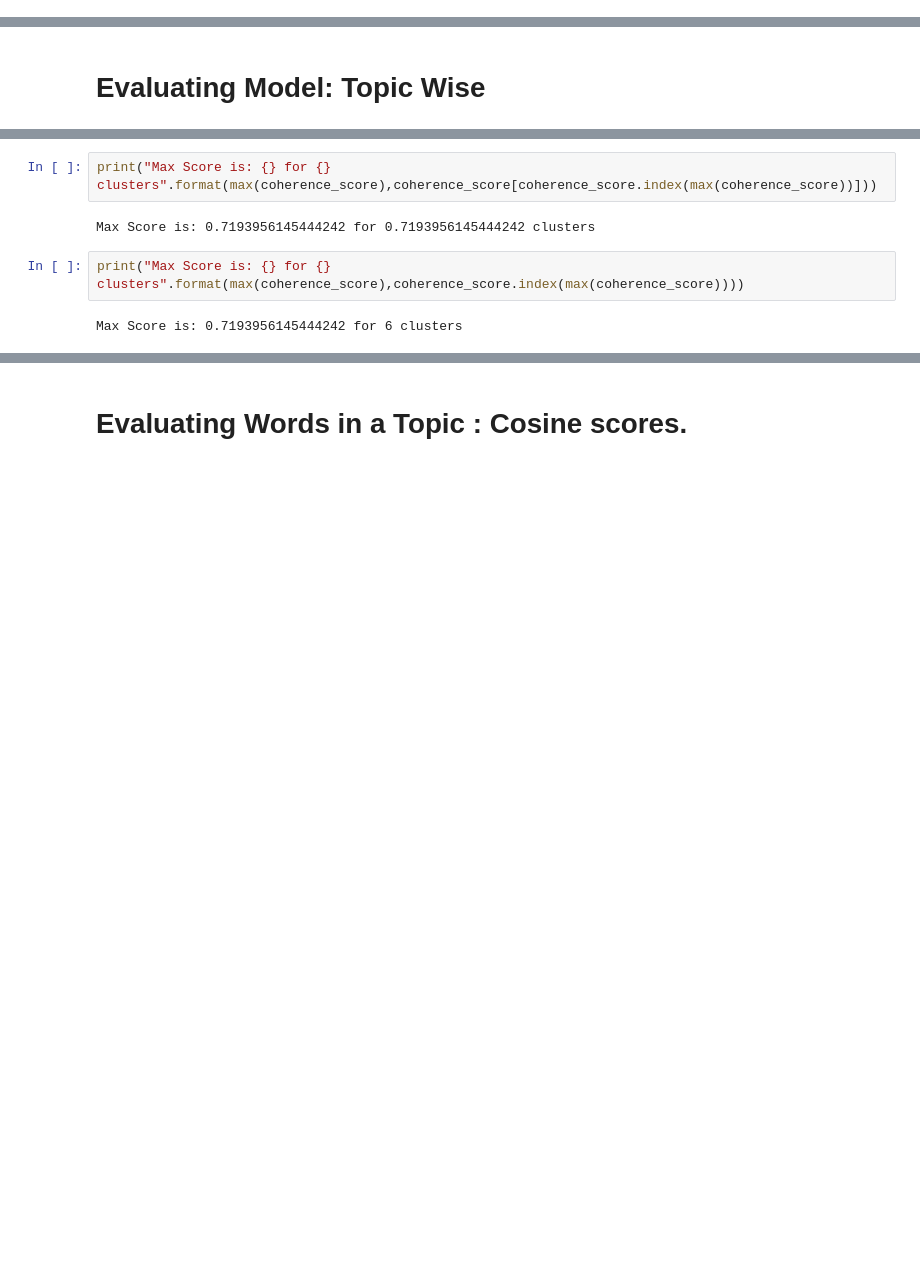
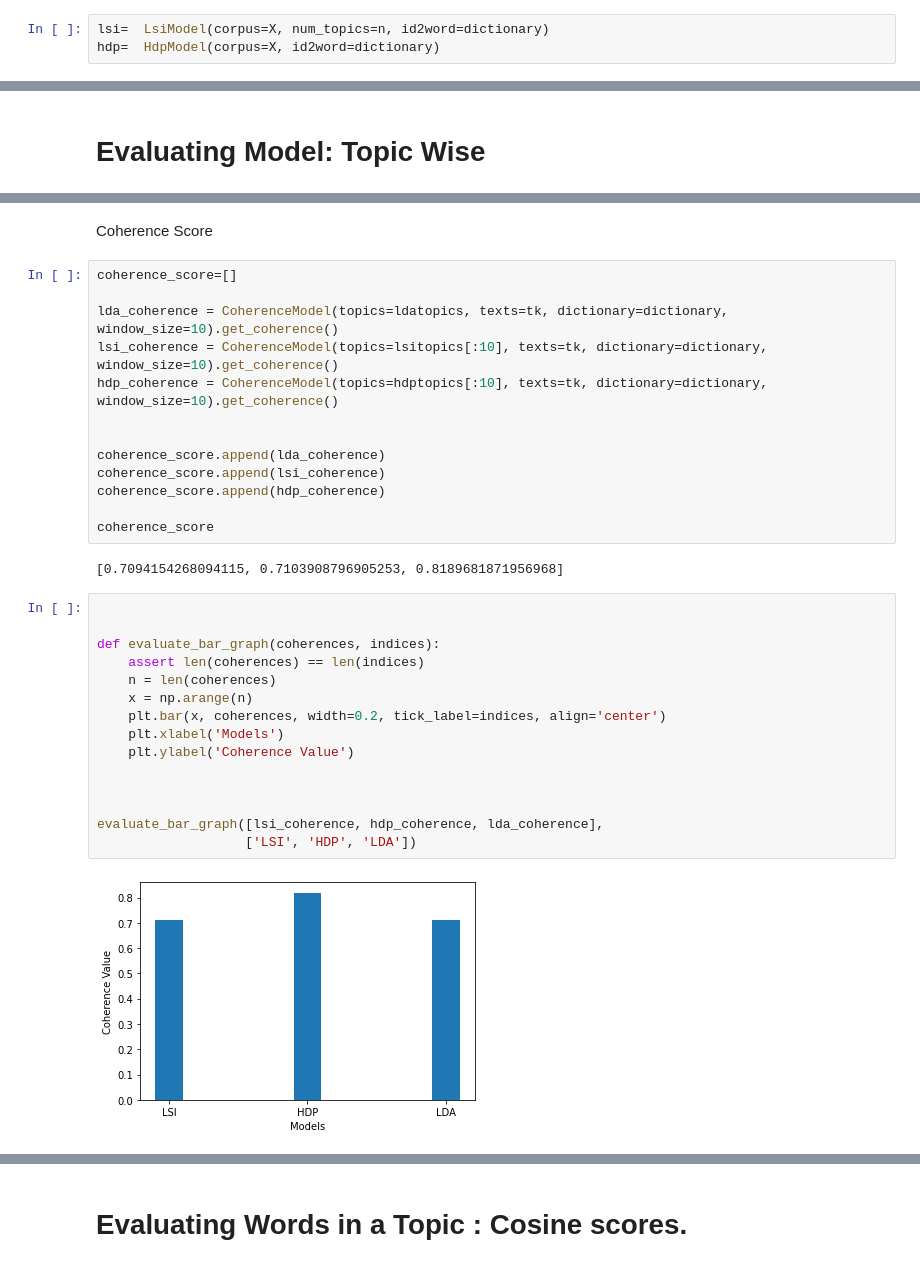
Before and after one commit to bharatbajoria/Dataset-Analytics-Modules, a Jupyter notebook: Topic_Modelling_LDA.ipynb, the cells around one changed output, grey strips where cells are left out. Saved outputs shown, nothing was run; the diff lists cells and outputs as text; blank space fills up the shorter version.

```diff
--- a/Topic_Modelling_LDA.ipynb
+++ b/Topic_Modelling_LDA.ipynb
@@ -222,0 +220,3 @@ lda.show_topics(formatted=True)
+# %%
+lsi=  LsiModel(corpus=X, num_topics=n, id2word=dictionary)
+hdp=  HdpModel(corpus=X, id2word=dictionary)
@@ -336,8 +335,34 @@ for i in range(n):
-# %%
-print("Max Score is: {} for {} clusters".format(max(coherence_score),coherence_score[coherence_score.index(max(coherence_score))]))
-# %% [output]
-Max Score is: 0.7193956145444242 for 0.7193956145444242 clusters
-# %%
-print("Max Score is: {} for {} clusters".format(max(coherence_score),coherence_score.index(max(coherence_score))))
-# %% [output]
-Max Score is: 0.7193956145444242 for 6 clusters
+# %% [markdown]
+Coherence Score
+# %%
+coherence_score=[]
+
+lda_coherence = CoherenceModel(topics=ldatopics, texts=tk, dictionary=dictionary, window_size=10).get_coherence()
+lsi_coherence = CoherenceModel(topics=lsitopics[:10], texts=tk, dictionary=dictionary, window_size=10).get_coherence()
+hdp_coherence = CoherenceModel(topics=hdptopics[:10], texts=tk, dictionary=dictionary, window_size=10).get_coherence()
+
+
+coherence_score.append(lda_coherence)
+coherence_score.append(lsi_coherence)
+coherence_score.append(hdp_coherence)
+
+coherence_score
+# %% [output]
+[0.7094154268094115, 0.7103908796905253, 0.8189681871956968]
+# %%
+
+
+def evaluate_bar_graph(coherences, indices):
+    assert len(coherences) == len(indices)
+    n = len(coherences)
+    x = np.arange(n)
+    plt.bar(x, coherences, width=0.2, tick_label=indices, align='center')
+    plt.xlabel('Models')
+    plt.ylabel('Coherence Value')
+
+
+
+evaluate_bar_graph([lsi_coherence, hdp_coherence, lda_coherence],
+                   ['LSI', 'HDP', 'LDA'])
+# %% [output]
+[figure, added]
```
Also changed, not shown: parts of 26 cells of this notebook.
